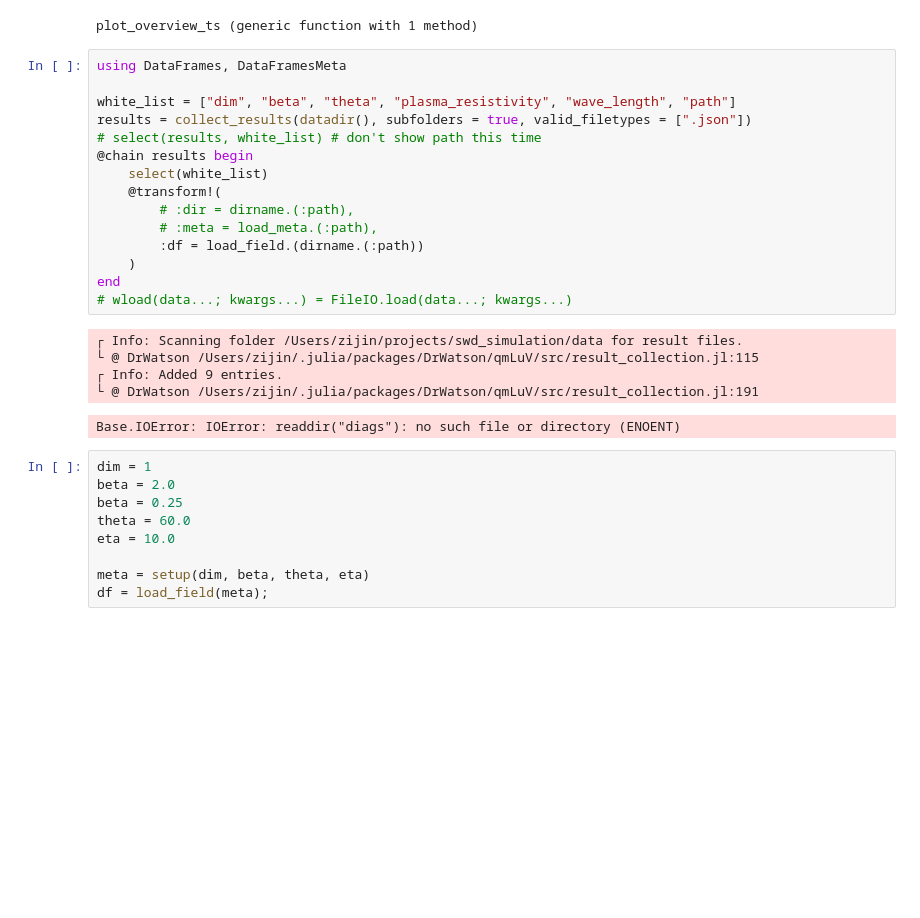
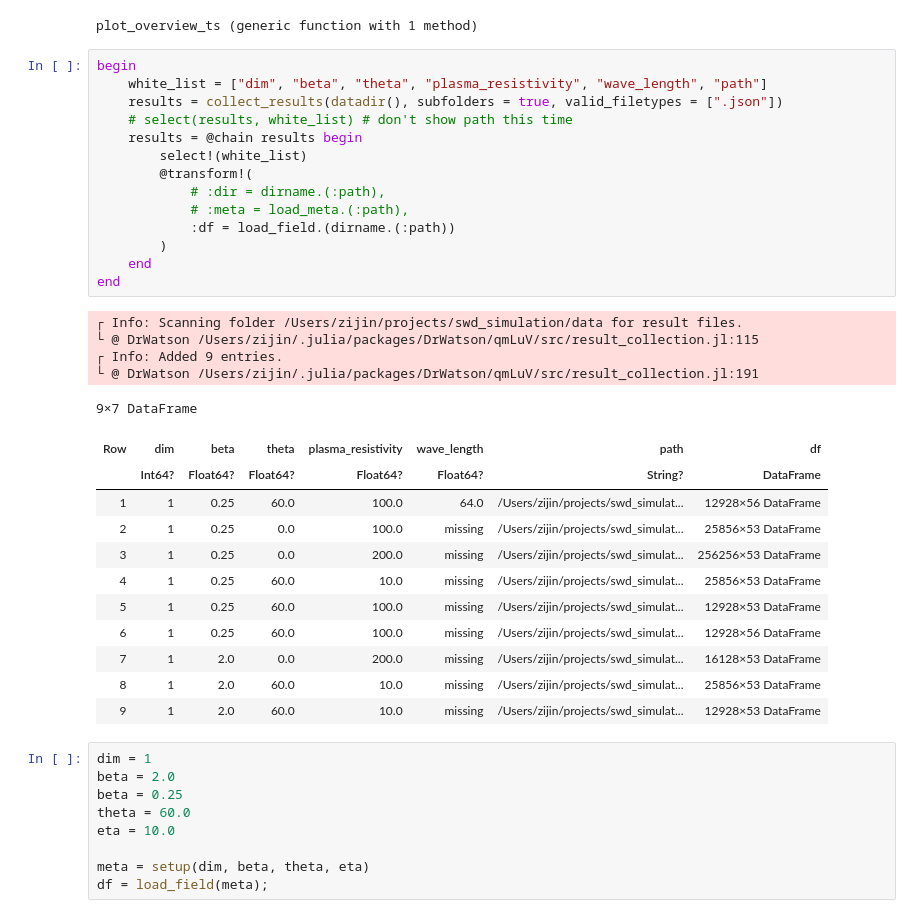
Before and after one commit to Beforerr/swd_simulation, a Jupyter notebook: notebooks/analysis_jl.ipynb, the cells around one changed output. Cells and saved outputs as stored; diff of their text form; blank space fills up the shorter version.

```diff
--- a/notebooks/analysis_jl.ipynb
+++ b/notebooks/analysis_jl.ipynb
@@ -16,26 +16,36 @@ include(srcdir("WarpX.jl", "WarpX.jl"))
 # %% [output]
 plot_overview_ts (generic function with 1 method)
 # %%
-using DataFrames, DataFramesMeta
-
-white_list = ["dim", "beta", "theta", "plasma_resistivity", "wave_length", "path"]
-results = collect_results(datadir(), subfolders = true, valid_filetypes = [".json"])
-# select(results, white_list) # don't show path this time
-@chain results begin
-    select(white_list)
-    @transform!(
-        # :dir = dirname.(:path),
-        # :meta = load_meta.(:path),
-        :df = load_field.(dirname.(:path))
-    )
+begin
+    white_list = ["dim", "beta", "theta", "plasma_resistivity", "wave_length", "path"]
+    results = collect_results(datadir(), subfolders = true, valid_filetypes = [".json"])
+    # select(results, white_list) # don't show path this time
+    results = @chain results begin
+        select!(white_list)
+        @transform!(
+            # :dir = dirname.(:path),
+            # :meta = load_meta.(:path),
+            :df = load_field.(dirname.(:path))
+        )
+    end
 end
-# wload(data...; kwargs...) = FileIO.load(data...; kwargs...)
 # %% [output]
 ┌ Info: Scanning folder /Users/zijin/projects/swd_simulation/data for result files.
 └ @ DrWatson /Users/zijin/.julia/packages/DrWatson/qmLuV/src/result_collection.jl:115
 ┌ Info: Added 9 entries.
 └ @ DrWatson /Users/zijin/.julia/packages/DrWatson/qmLuV/src/result_collection.jl:191
-Base.IOError: IOError: readdir("diags"): no such file or directory (ENOENT)
+9×7 DataFrame
+| Row | dim | beta | theta | plasma_resistivity | wave_length | path | df |
+|  | Int64? | Float64? | Float64? | Float64? | Float64? | String? | DataFrame |
+| 1 | 1 | 0.25 | 60.0 | 100.0 | 64.0 | /Users/zijin/projects/swd_simulat... | 12928×56 DataFrame |
+| 2 | 1 | 0.25 | 0.0 | 100.0 | missing | /Users/zijin/projects/swd_simulat... | 25856×53 DataFrame |
+| 3 | 1 | 0.25 | 0.0 | 200.0 | missing | /Users/zijin/projects/swd_simulat... | 256256×53 DataFrame |
+| 4 | 1 | 0.25 | 60.0 | 10.0 | missing | /Users/zijin/projects/swd_simulat... | 25856×53 DataFrame |
+| 5 | 1 | 0.25 | 60.0 | 100.0 | missing | /Users/zijin/projects/swd_simulat... | 12928×53 DataFrame |
+| 6 | 1 | 0.25 | 60.0 | 100.0 | missing | /Users/zijin/projects/swd_simulat... | 12928×56 DataFrame |
+| 7 | 1 | 2.0 | 0.0 | 200.0 | missing | /Users/zijin/projects/swd_simulat... | 16128×53 DataFrame |
+| 8 | 1 | 2.0 | 60.0 | 10.0 | missing | /Users/zijin/projects/swd_simulat... | 25856×53 DataFrame |
+| 9 | 1 | 2.0 | 60.0 | 10.0 | missing | /Users/zijin/projects/swd_simulat... | 12928×53 DataFrame |
 # %%
 dim = 1
 beta = 2.0
```
Also changed, not shown: parts of 1 cell of this notebook, 4 other files.
